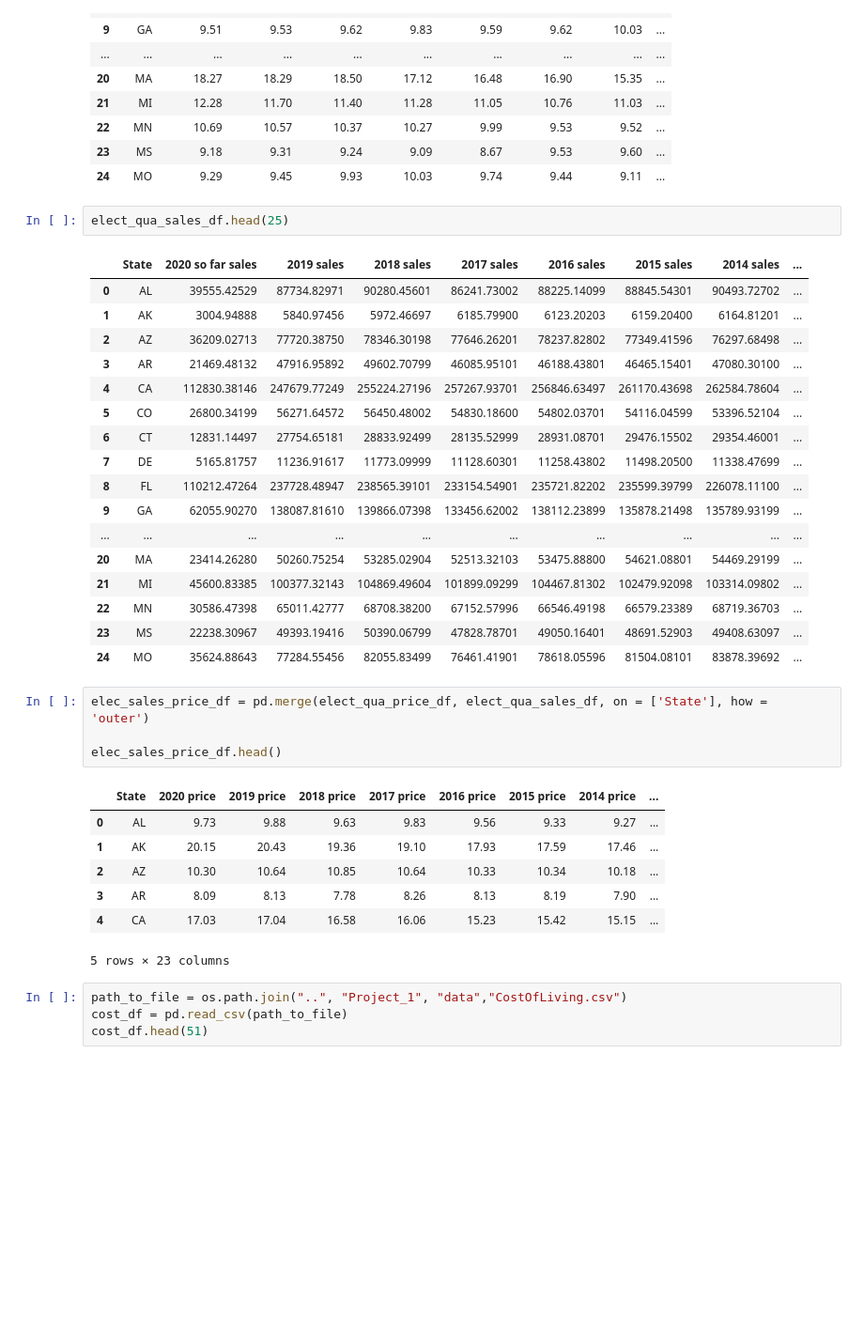
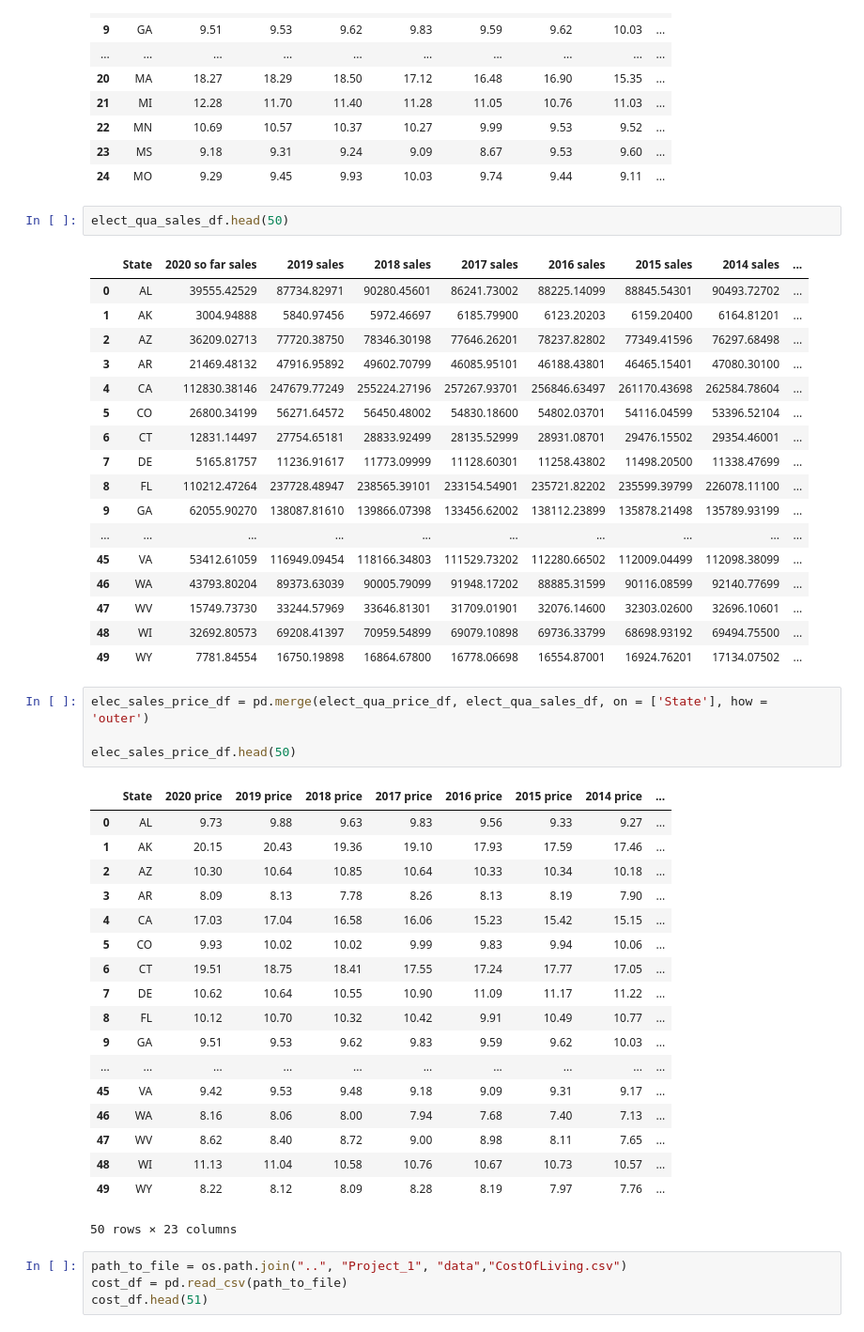
Before and after one commit to gpivaro/Project_1, a Jupyter notebook: Project_Notebook_API_KF.ipynb, the cells around one changed output. Shown at 94% size. Saved outputs shown, nothing was run; the diff lists cells and outputs as text; blank space fills up the shorter version.

```diff
--- a/Project_Notebook_API_KF.ipynb
+++ b/Project_Notebook_API_KF.ipynb
@@ -78,7 +78,7 @@ elect_qua_price_df.head(25)
 | 23 | MS | 9.18 | 9.31 | 9.24 | 9.09 | 8.67 | 9.53 | 9.60 | ... |
 | 24 | MO | 9.29 | 9.45 | 9.93 | 10.03 | 9.74 | 9.44 | 9.11 | ... |
 # %%
-elect_qua_sales_df.head(25)
+elect_qua_sales_df.head(50)
 # %% [output]
 |  | State | 2020 so far sales | 2019 sales | 2018 sales | 2017 sales | 2016 sales | 2015 sales | 2014 sales | ... |
 | 0 | AL | 39555.42529 | 87734.82971 | 90280.45601 | 86241.73002 | 88225.14099 | 88845.54301 | 90493.72702 | ... |
@@ -92,23 +92,34 @@ elect_qua_sales_df.head(25)
 | 8 | FL | 110212.47264 | 237728.48947 | 238565.39101 | 233154.54901 | 235721.82202 | 235599.39799 | 226078.11100 | ... |
 | 9 | GA | 62055.90270 | 138087.81610 | 139866.07398 | 133456.62002 | 138112.23899 | 135878.21498 | 135789.93199 | ... |
 | ... | ... | ... | ... | ... | ... | ... | ... | ... | ... |
-| 20 | MA | 23414.26280 | 50260.75254 | 53285.02904 | 52513.32103 | 53475.88800 | 54621.08801 | 54469.29199 | ... |
-| 21 | MI | 45600.83385 | 100377.32143 | 104869.49604 | 101899.09299 | 104467.81302 | 102479.92098 | 103314.09802 | ... |
-| 22 | MN | 30586.47398 | 65011.42777 | 68708.38200 | 67152.57996 | 66546.49198 | 66579.23389 | 68719.36703 | ... |
-| 23 | MS | 22238.30967 | 49393.19416 | 50390.06799 | 47828.78701 | 49050.16401 | 48691.52903 | 49408.63097 | ... |
-| 24 | MO | 35624.88643 | 77284.55456 | 82055.83499 | 76461.41901 | 78618.05596 | 81504.08101 | 83878.39692 | ... |
+| 45 | VA | 53412.61059 | 116949.09454 | 118166.34803 | 111529.73202 | 112280.66502 | 112009.04499 | 112098.38099 | ... |
+| 46 | WA | 43793.80204 | 89373.63039 | 90005.79099 | 91948.17202 | 88885.31599 | 90116.08599 | 92140.77699 | ... |
+| 47 | WV | 15749.73730 | 33244.57969 | 33646.81301 | 31709.01901 | 32076.14600 | 32303.02600 | 32696.10601 | ... |
+| 48 | WI | 32692.80573 | 69208.41397 | 70959.54899 | 69079.10898 | 69736.33799 | 68698.93192 | 69494.75500 | ... |
+| 49 | WY | 7781.84554 | 16750.19898 | 16864.67800 | 16778.06698 | 16554.87001 | 16924.76201 | 17134.07502 | ... |
 # %%
 elec_sales_price_df = pd.merge(elect_qua_price_df, elect_qua_sales_df, on = ['State'], how = 'outer')
 
-elec_sales_price_df.head()
+elec_sales_price_df.head(50)
 # %% [output]
 |  | State | 2020 price | 2019 price | 2018 price | 2017 price | 2016 price | 2015 price | 2014 price | ... |
 | 0 | AL | 9.73 | 9.88 | 9.63 | 9.83 | 9.56 | 9.33 | 9.27 | ... |
 | 1 | AK | 20.15 | 20.43 | 19.36 | 19.10 | 17.93 | 17.59 | 17.46 | ... |
 | 2 | AZ | 10.30 | 10.64 | 10.85 | 10.64 | 10.33 | 10.34 | 10.18 | ... |
 | 3 | AR | 8.09 | 8.13 | 7.78 | 8.26 | 8.13 | 8.19 | 7.90 | ... |
 | 4 | CA | 17.03 | 17.04 | 16.58 | 16.06 | 15.23 | 15.42 | 15.15 | ... |
+| 5 | CO | 9.93 | 10.02 | 10.02 | 9.99 | 9.83 | 9.94 | 10.06 | ... |
+| 6 | CT | 19.51 | 18.75 | 18.41 | 17.55 | 17.24 | 17.77 | 17.05 | ... |
+| 7 | DE | 10.62 | 10.64 | 10.55 | 10.90 | 11.09 | 11.17 | 11.22 | ... |
+| 8 | FL | 10.12 | 10.70 | 10.32 | 10.42 | 9.91 | 10.49 | 10.77 | ... |
+| 9 | GA | 9.51 | 9.53 | 9.62 | 9.83 | 9.59 | 9.62 | 10.03 | ... |
+| ... | ... | ... | ... | ... | ... | ... | ... | ... | ... |
+| 45 | VA | 9.42 | 9.53 | 9.48 | 9.18 | 9.09 | 9.31 | 9.17 | ... |
+| 46 | WA | 8.16 | 8.06 | 8.00 | 7.94 | 7.68 | 7.40 | 7.13 | ... |
+| 47 | WV | 8.62 | 8.40 | 8.72 | 9.00 | 8.98 | 8.11 | 7.65 | ... |
+| 48 | WI | 11.13 | 11.04 | 10.58 | 10.76 | 10.67 | 10.73 | 10.57 | ... |
+| 49 | WY | 8.22 | 8.12 | 8.09 | 8.28 | 8.19 | 7.97 | 7.76 | ... |
-5 rows × 23 columns
+50 rows × 23 columns
 # %%
 path_to_file = os.path.join("..", "Project_1", "data","CostOfLiving.csv")
 cost_df = pd.read_csv(path_to_file)
```
Also changed, not shown: parts of 3 cells of this notebook, 1 other file.
